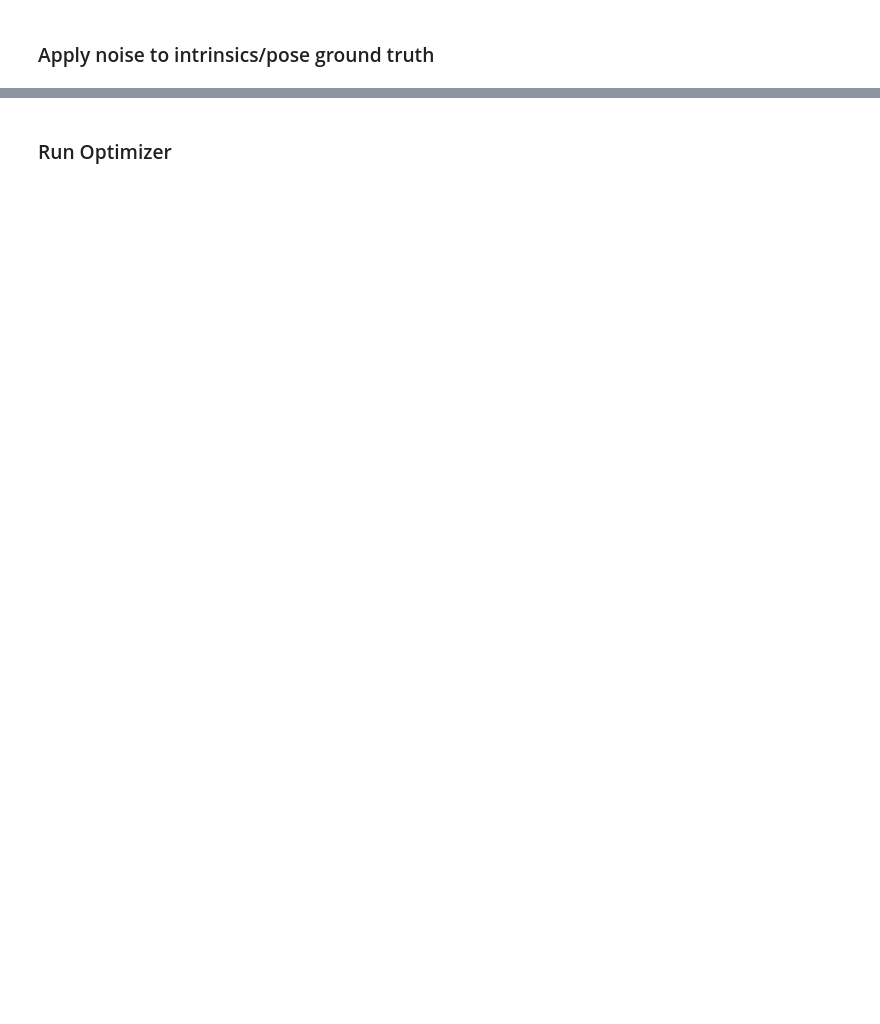
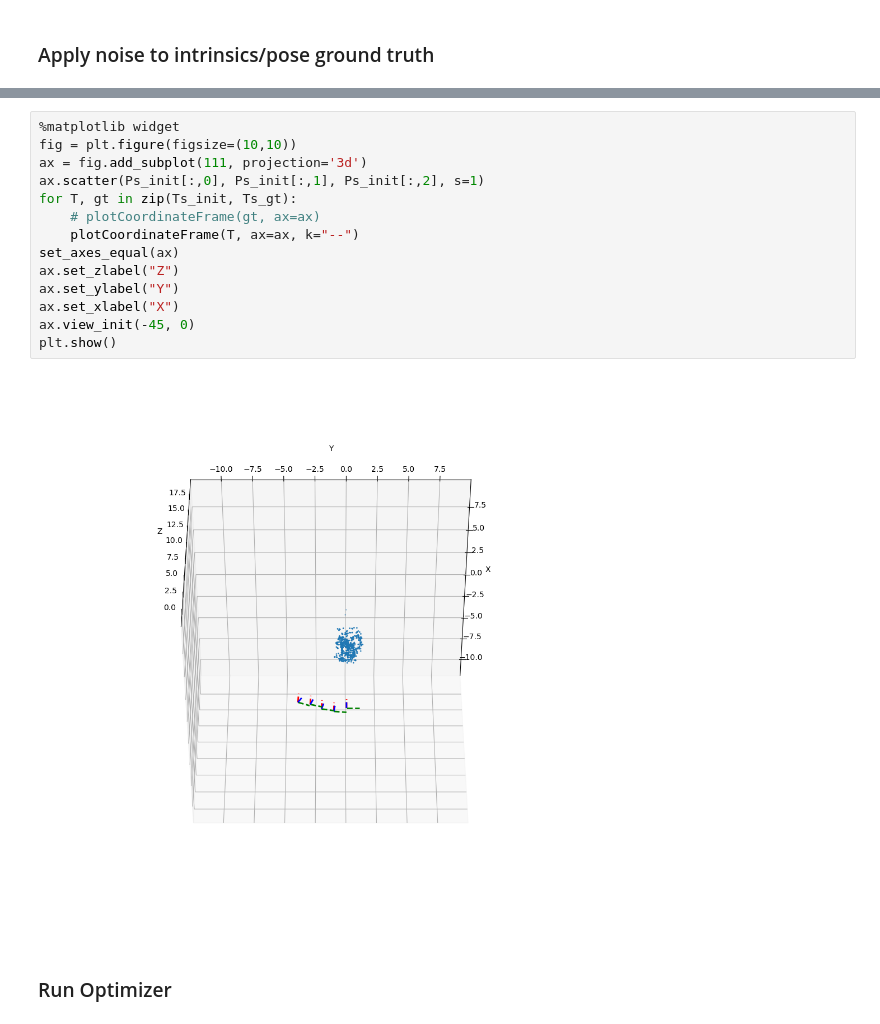
Before and after one commit to contagon/sfm, a Jupyter notebook: ringtemple.ipynb, the cells around one changed output, grey strips where cells are left out. Cells and saved outputs as stored; diff of their text form; blank space fills up the shorter version.

```diff
--- a/ringtemple.ipynb
+++ b/ringtemple.ipynb
@@ -359,3 +414,19 @@ Best Error 87698.78371494991
+# %%
+%matplotlib widget
+fig = plt.figure(figsize=(10,10))
+ax = fig.add_subplot(111, projection='3d')
+ax.scatter(Ps_init[:,0], Ps_init[:,1], Ps_init[:,2], s=1)
+for T, gt in zip(Ts_init, Ts_gt):
+    # plotCoordinateFrame(gt, ax=ax)
+    plotCoordinateFrame(T, ax=ax, k="--")
+set_axes_equal(ax)
+ax.set_zlabel("Z")
+ax.set_ylabel("Y")
+ax.set_xlabel("X")
+ax.view_init(-45, 0)
+plt.show()
+# %% [output]
+[figure, added]
 # %% [markdown]
 ### Run Optimizer
 # %%
```
Also changed, not shown: parts of 12 cells of this notebook, 2 other files.
